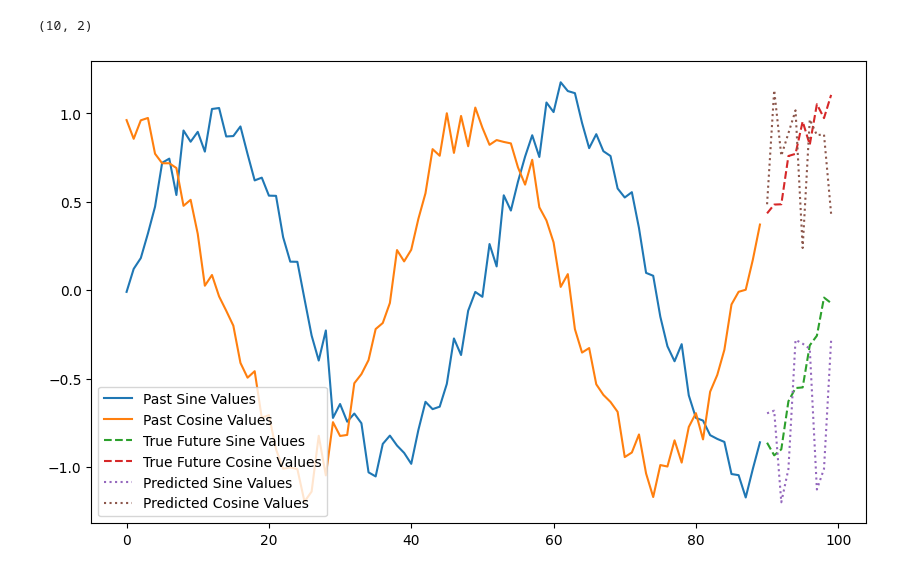
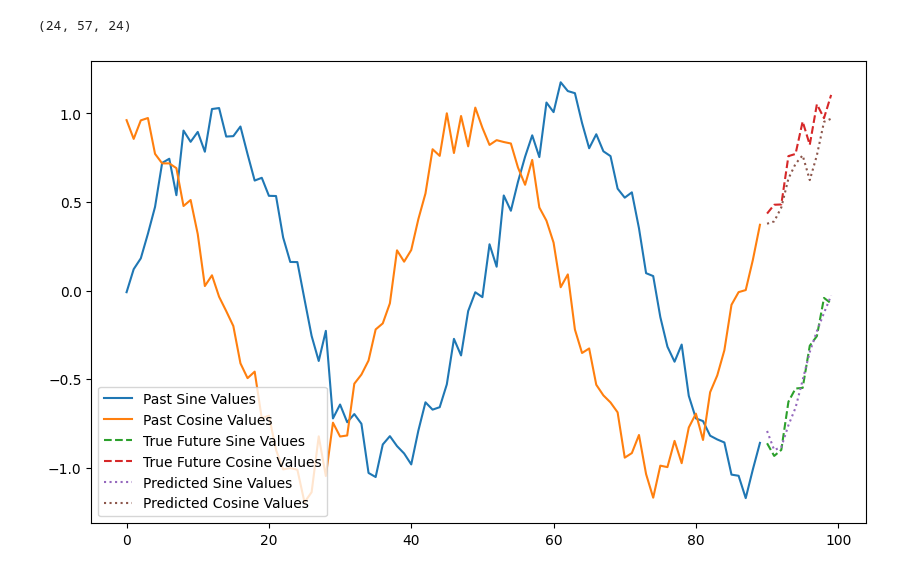
Before and after one commit to allshaks/eeg_llm, a Jupyter notebook: train_gpt_from_scratch.ipynb, the cells around one changed output. Saved outputs shown, nothing was run; the diff lists cells and outputs as text; code cells hidden in the pictures.

```diff
--- a/train_gpt_from_scratch.ipynb
+++ b/train_gpt_from_scratch.ipynb
@@ -115,28 +170,50 @@ with torch.no_grad():
 
 
 # remove batch dimension of predictions
-predicted_values = predictions.sequences[:, -1, :, :].squeeze(0).numpy()
+predicted_values = predictions.sequences[:, :, :, :].squeeze(0).numpy()
-# %%
-predicted_values.shape
-# %% [output]
-(10, 2)
+# %%
+def mean_squared_error(y_true, y_pred):
+    return np.mean((y_true - y_pred) ** 2)
+# %%
+# get the best predictions from the 100 different predictions
+target_sine = data[-10:, 0]
+target_cosine = data[-10:, 1]
+mse_cosine_lst  = []
+mse_sine_lst = []
+mse = []
+
+for i in range(predicted_values.shape[0]):
+    mse_sine = mean_squared_error(target_sine, predicted_values[i, :, 0])
+    mse_cosine = mean_squared_error(target_sine, predicted_values[i, :, 1])
+    mse_sine_lst.append(mse_sine)
+    mse_cosine_lst.append(mse_cosine)
+
+    mse.append(np.mean(mse_sine + mse_cosine))
+# %%
+best_pred = np.argmin(np.array(mse))
+best_pred_sine = np.argmin(np.array(mse_sine_lst))
+best_pred_cosine = np.argmin(np.array(mse_cosine_lst))
+# %%
+best_pred, best_pred_sine, best_pred_cosine
+# %% [output]
+(24, 57, 24)
 # %%
-# Plot the results
+# Plot the best predictions
 plt.figure(figsize=(10, 6))
 
 # Plot past values
 plt.plot(np.arange(len(past_values)), past_values.numpy()[:, 0], label="Past Sine Values")
 plt.plot(np.arange(len(past_values)), past_values.numpy()[:, 1], label="Past Cosine Values")
 
 # Plot true future values
 plt.plot(np.arange(len(past_values), len(past_values) + 10), future_values.numpy()[:, 0], label="True Future Sine Values", linestyle='dashed')
 plt.plot(np.arange(len(past_values), len(past_values) + 10), future_values.numpy()[:, 1], label="True Future Cosine Values", linestyle='dashed')
 
 # Plot predicted future values
-plt.plot(np.arange(len(past_values), len(past_values) + 10), predicted_values[:, 0], label="Predicted Sine Values", linestyle='dotted')
-plt.plot(np.arange(len(past_values), len(past_values) + 10), predicted_values[:, 1], label="Predicted Cosine Values", linestyle='dotted')
+plt.plot(np.arange(len(past_values), len(past_values) + 10), predicted_values[best_pred_sine, :, 0], label="Predicted Sine Values", linestyle='dotted')
+plt.plot(np.arange(len(past_values), len(past_values) + 10), predicted_values[best_pred_cosine, :, 1], label="Predicted Cosine Values", linestyle='dotted')
 
 plt.legend()
 plt.show()
 # %% [output]
-[figure, old version]
+[figure, new version]
```
Also changed, not shown: parts of 14 cells of this notebook.
